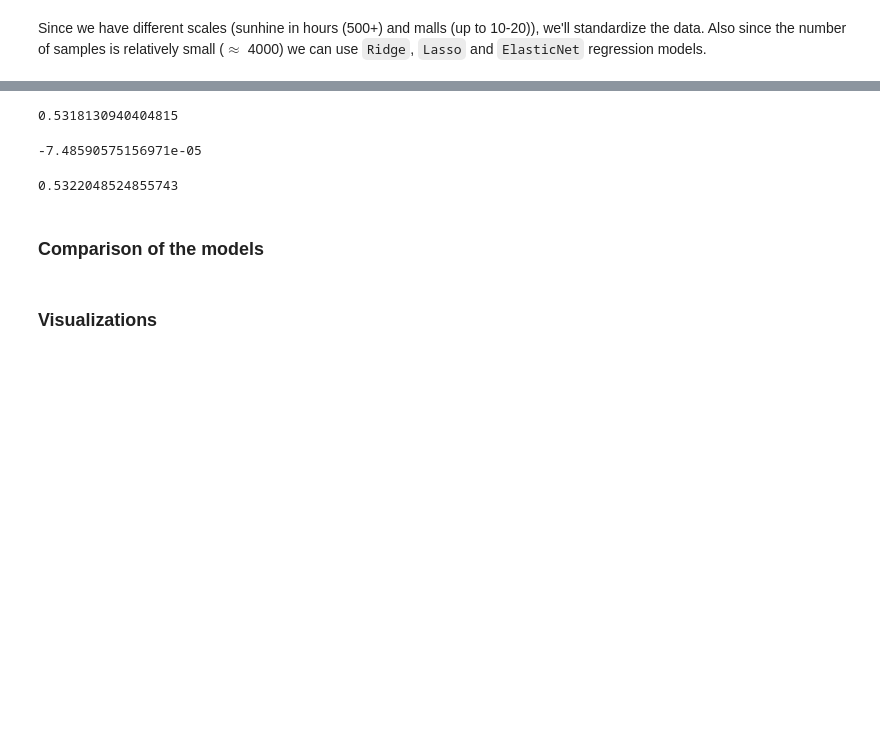
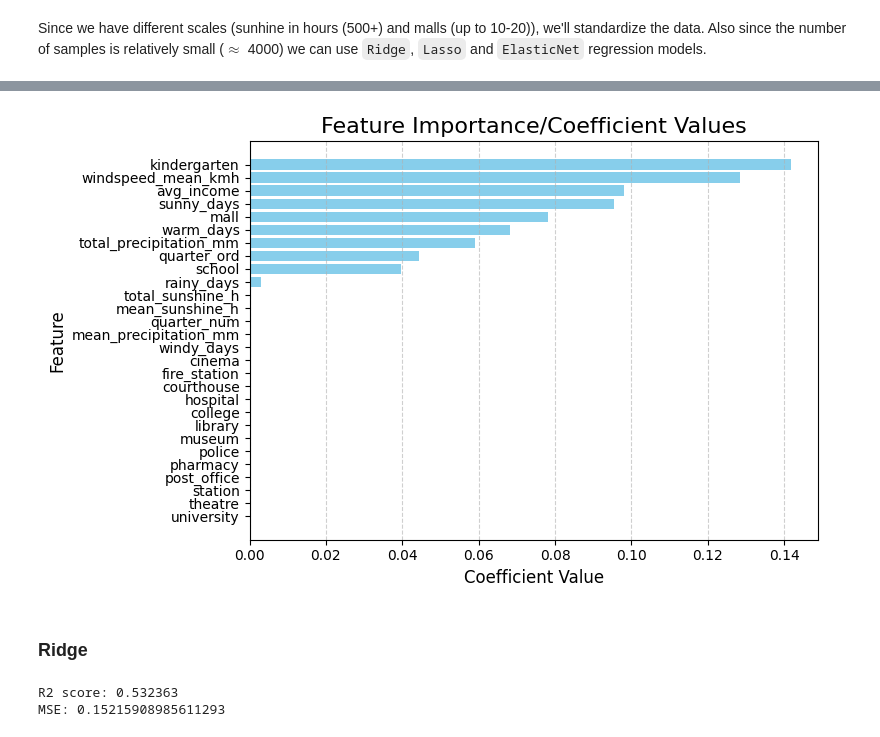
Before and after one commit to Shushunya/FCD-housing-prices, a Jupyter notebook: main.ipynb, the cells around one changed output, grey strips where cells are left out. Cells and saved outputs as stored; diff of their text form; code cells hidden in the pictures; blank space fills up the shorter version.

Commit message:
add models and coef plots

```diff
--- a/main.ipynb
+++ b/main.ipynb
@@ -782,4 +783,11 @@ ALPHAS = np.logspace(-6, 6, 20)
+# %%
+scaler = StandardScaler()
 # %%
 X_train, X_test, y_train, y_test = train_test_split(
     X, y, test_size=SPLIT_SIZE, random_state=SEED
 )
+
+X_train_scaled = scaler.fit_transform(X_train)
+X_test_scaled = scaler.transform(X_test)
+
+feature_names = scaler.get_feature_names_out()
@@ -812,0 +798,8 @@ R2 score: 0.532332
+# %%
+lasso = LassoCV(alphas=ALPHAS, random_state=SEED, positive=True)
+lasso.fit(X_train_scaled, y_train)
+
+y_pred_lasso = lasso.predict(X_test_scaled)
+
+print(f"R2 score: {lasso.score(X_test_scaled, y_test):.6f}")
+print(f"MSE: {mean_squared_error(y_test, y_pred_lasso)}")
@@ -812,0 +809,9 @@ R2 score: 0.532332
+# %%
+lasso_coefs = lasso.coef_
+
+lasso_coef_df = (
+    pd.DataFrame({"feature": feature_names, "coef": lasso_coefs})
+      .sort_values("coef", ascending=False)
+)
+
+lasso_coef_df[lasso_coef_df["coef"] != 0]
@@ -813,22 +830,25 @@ R2 score: 0.532332
+# %%
+plt.figure(figsize=(8, 5))
+plt.barh(lasso_coef_df['feature'], lasso_coef_df['coef'], color='skyblue')
+plt.gca().invert_yaxis()
+
+plt.title('Feature Importance/Coefficient Values', fontsize=16)
+plt.xlabel('Coefficient Value', fontsize=12)
+plt.ylabel('Feature', fontsize=12)
+plt.grid(axis='x', linestyle='--', alpha=0.6)
+plt.tight_layout()
+# %% [output]
+[figure, added]
+# %% [markdown]
+### Ridge
 # %%
-pipe_lasso = make_pipeline(StandardScaler(), Lasso(random_state=42))
-pipe_lasso_cv = make_pipeline(StandardScaler(), LassoCV(alphas=np.logspace(-6, 6, 13), random_state=42))
-pipe_en = make_pipeline(StandardScaler(), ElasticNet(random_state=42))
-pipe_en_cv = make_pipeline(StandardScaler(), ElasticNetCV(alphas=np.logspace(-6, 6, 13), random_state=42))
+ridge = RidgeCV(alphas=ALPHAS)
+ridge.fit(X_train_scaled, y_train)
+
+y_pred_ridge = ridge.predict(X_test_scaled)
+
+print(f"R2 score: {ridge.score(X_test_scaled, y_test):.6f}")
+print(f"MSE: {mean_squared_error(y_test, y_pred_ridge)}")
+# %% [output]
+R2 score: 0.532363
+MSE: 0.15215908985611293
-# %%
-pipe_lasso_cv.fit(X_train, y_train)
-pipe_lasso_cv.score(X_test, y_test)
-# %% [output]
-0.5318130940404815
-# %%
-pipe_en.fit(X_train, y_train)
-pipe_en.score(X_test, y_test)
-# %% [output]
--7.48590575156971e-05
-# %%
-pipe_en_cv.fit(X_train, y_train)
-pipe_en_cv.score(X_test, y_test)
-# %% [output]
-0.5322048524855743
-# %% [markdown]
-### Comparison of the models
@@ -837,2 +854,0 @@ pipe_en_cv.score(X_test, y_test)
-# %% [markdown]
-### Visualizations
```
Also changed, not shown: parts of 15 cells of this notebook.
